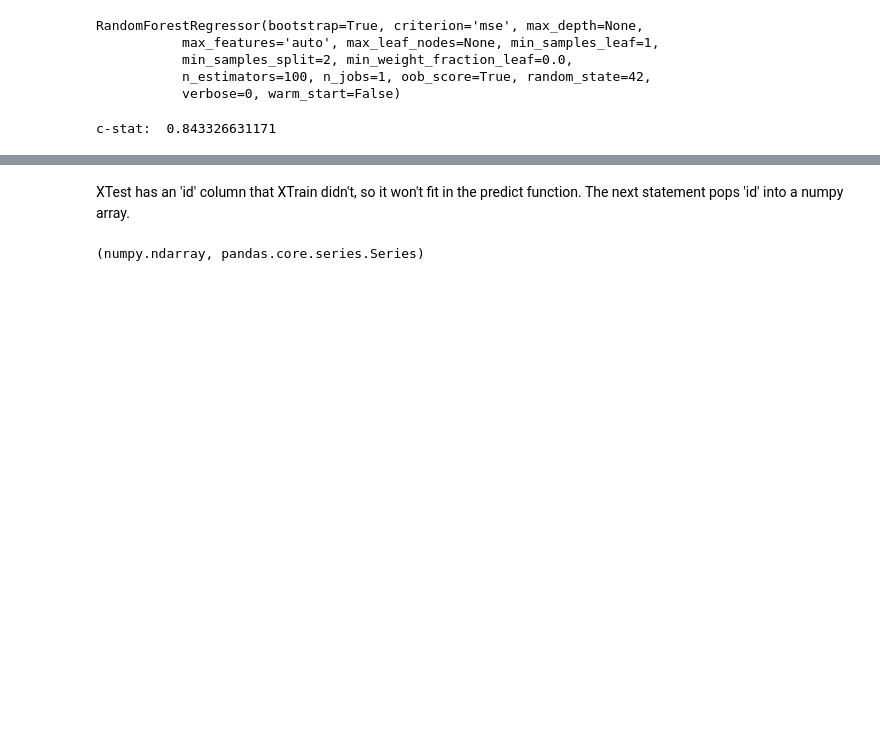
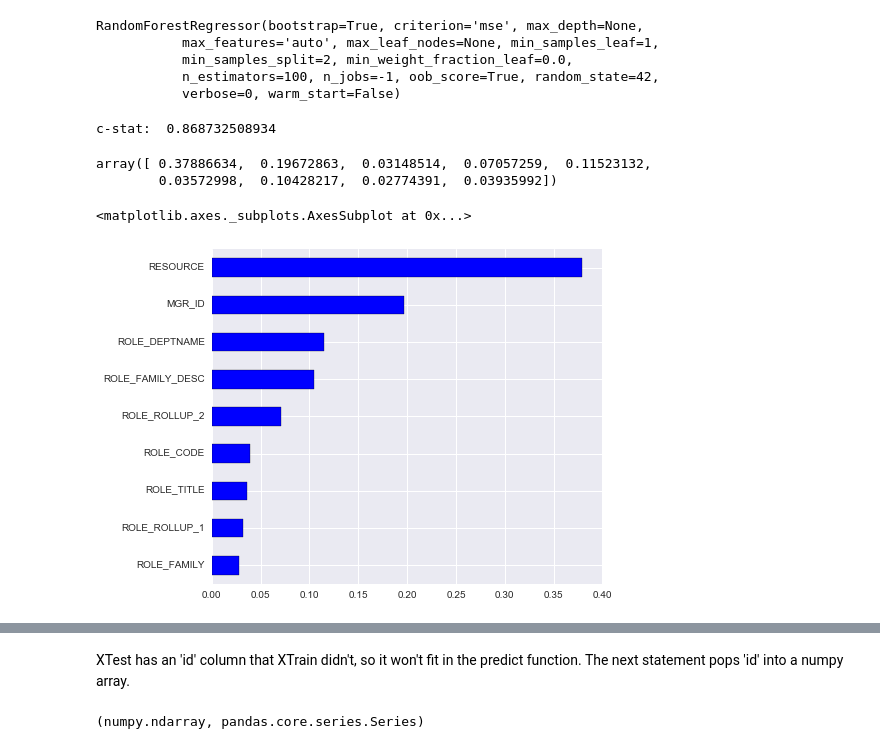
Before and after one commit to grw300/DataMining, a Jupyter notebook: Random Forest Regressor on Kaggle Amazon Competition.ipynb, the cells around one changed output, grey strips where cells are left out. Cells and saved outputs as stored; diff of their text form; code cells hidden in the pictures; blank space fills up the shorter version.

Commit message:
Tuned Random Forest Regressor parameters

```diff
--- a/Random Forest Regressor on Kaggle Amazon Competition.ipynb
+++ b/Random Forest Regressor on Kaggle Amazon Competition.ipynb
@@ -12,8 +12,8 @@ from sklearn.metrics import roc_auc_score
 import seaborn as sns
 %matplotlib inline
 # %%
-XTrain = read_csv('train.csv')
-XTest = read_csv('test.csv')
+XTrain = pd.read_csv('train.csv')
+XTest = pd.read_csv('test.csv')
 # %%
 XTrain.describe()
 # %% [output]
@@ -29,16 +29,28 @@ XTrain.describe()
 # %%
 yTrain = XTrain.pop('ACTION')
 # %%
-model = RandomForestRegressor(n_estimators=100, oob_score=True, random_state=42)
+model = RandomForestRegressor(n_estimators=100, oob_score=True, n_jobs=-1, random_state=42)
 model.fit(XTrain,yTrain)
 # %% [output]
 RandomForestRegressor(bootstrap=True, criterion='mse', max_depth=None,
            max_features='auto', max_leaf_nodes=None, min_samples_leaf=1,
            min_samples_split=2, min_weight_fraction_leaf=0.0,
-           n_estimators=100, n_jobs=1, oob_score=True, random_state=42,
+           n_estimators=100, n_jobs=-1, oob_score=True, random_state=42,
            verbose=0, warm_start=False)
 # %%
 y_oob = model.oob_prediction_
 print "c-stat: ", roc_auc_score(yTrain, y_oob)
 # %% [output]
-c-stat:  0.843326631171
+c-stat:  0.868732508934
+# %%
+model.feature_importances_
+# %% [output]
+array([ 0.37886634,  0.19672863,  0.03148514,  0.07057259,  0.11523132,
+        0.03572998,  0.10428217,  0.02774391,  0.03935992])
+# %%
+feature_importances = pd.Series(model.feature_importances_, index=XTrain.columns)
+feature_importances.sort()
+feature_importances.plot(kind="barh", figsize=(7,6))
+# %% [output]
+<matplotlib.axes._subplots.AxesSubplot at 0x...>
+[figure, added]
```
Also changed, not shown: parts of 5 cells of this notebook, 1 other file.
